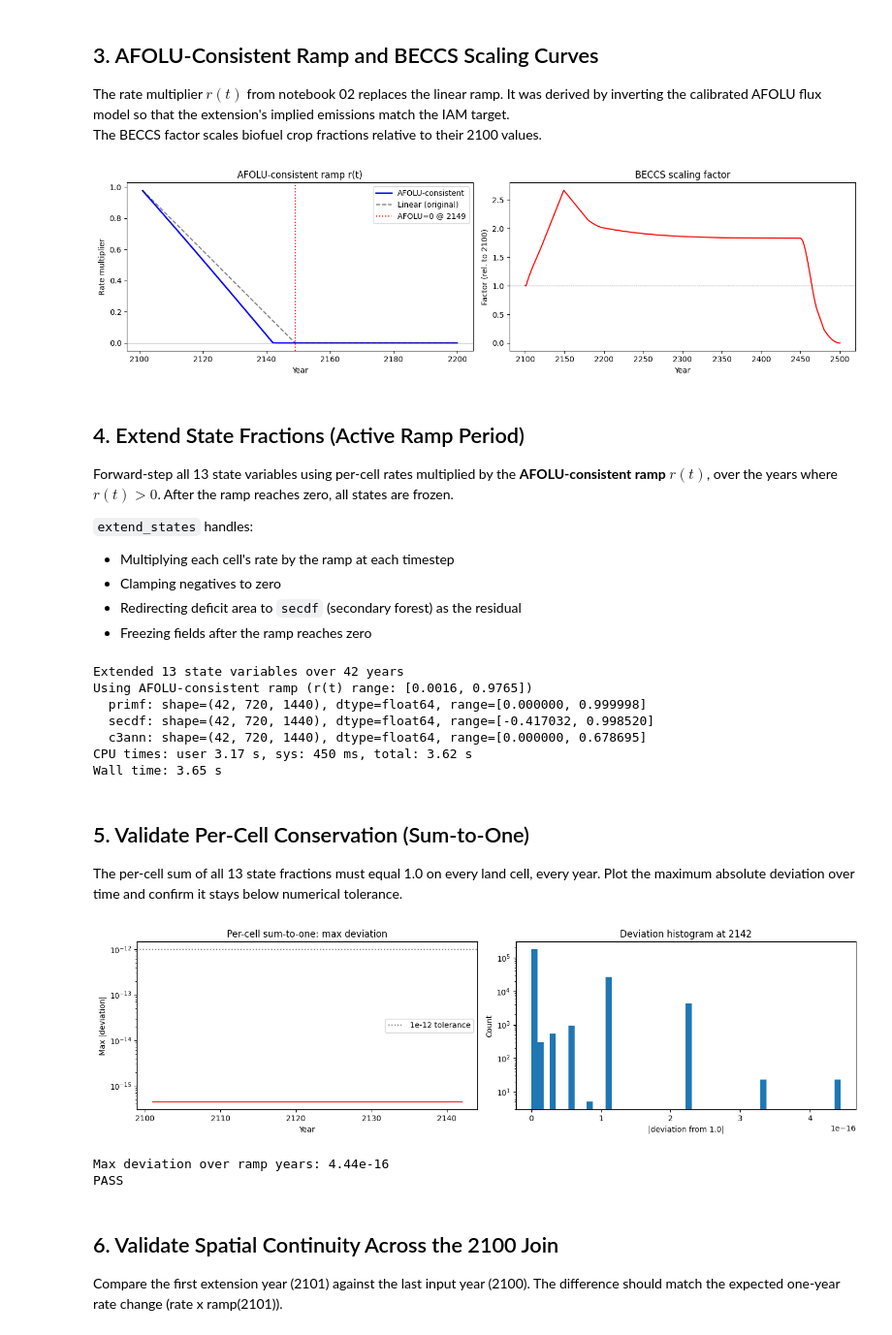
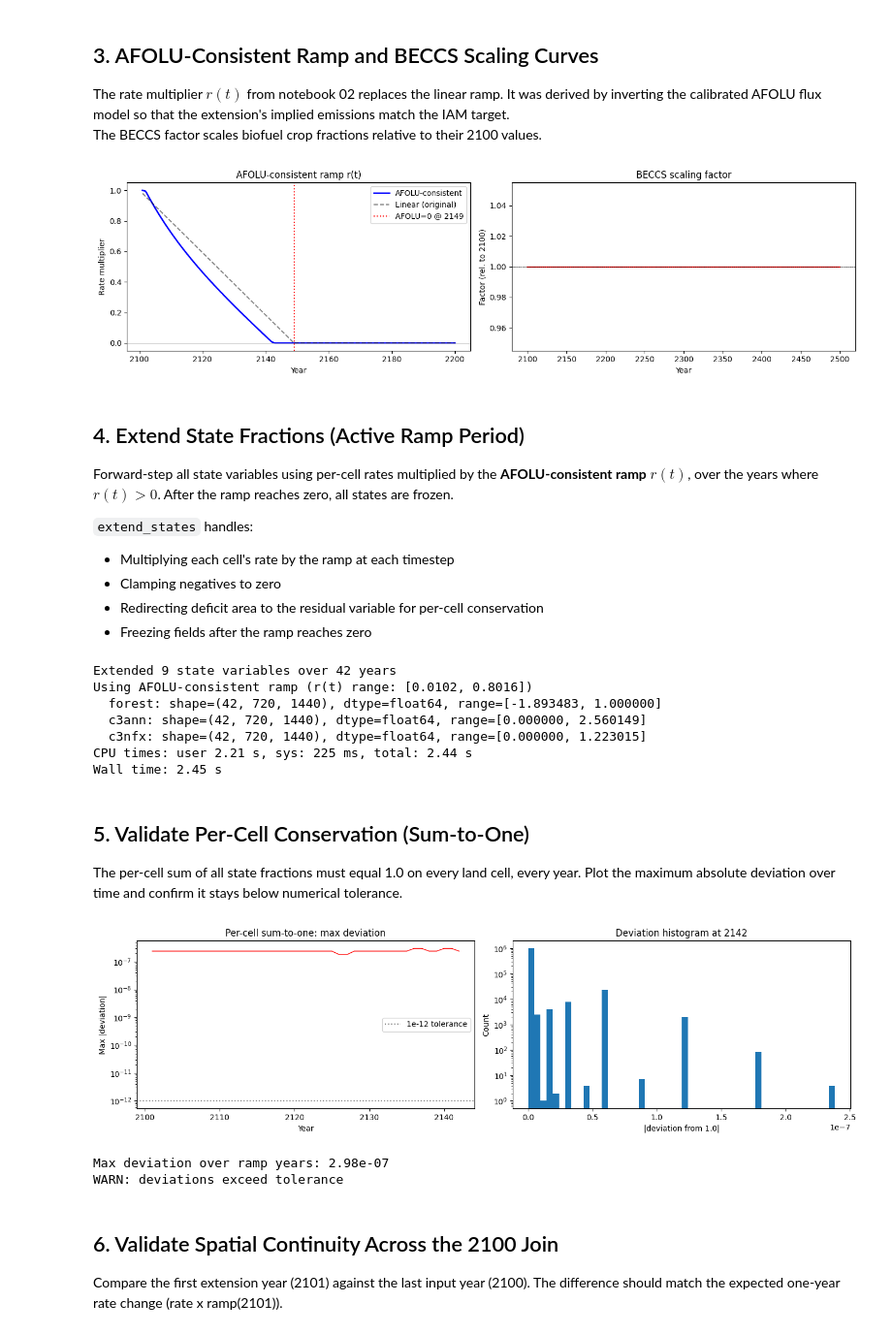
Before and after one commit to benmsanderson/extend-luh, a Jupyter notebook: notebooks/03_gridded_extension.ipynb, the cells around one changed output. Shown at 97% size. Cells and saved outputs as stored; diff of their text form; code cells hidden in the pictures.

```diff
--- a/notebooks/03_gridded_extension.ipynb
+++ b/notebooks/03_gridded_extension.ipynb
@@ -61,20 +81,20 @@ Open the NetCDF inputs and extract the 2100 snapshot for all 13 state variables
 # %%
-ds_states = load_states()
-ds_mgmt   = load_management()
-ds_biof   = load_biof()
+ds_states = load_states(scen=sc)
+ds_mgmt   = load_management(scen=sc)
+ds_biof   = load_biof(scen=sc)
 
 lat = ds_states.lat.values
 lon = ds_states.lon.values
 
 # 2100 snapshots
-vals  = state_2100(ds_states)          # dict of 2-D arrays
-rates = rates_2100(ds_states)          # dict of 2-D arrays
+vals  = state_2100(ds_states, scen=sc)
+rates = rates_2100(ds_states, scen=sc)
 crpbiof_2100 = ds_biof['crpbiof'].isel(time=-1).values
 
-# Land mask (finite where secdf is defined)
-land_mask = np.isfinite(vals['secdf'])
+# Land mask (finite where residual_var is defined)
+land_mask = np.isfinite(vals[sc.residual_var])
 
 print(f"Grid: {len(lat)} x {len(lon)}  ({land_mask.sum():,} land cells)")
-print(f"State snapshot shape: {vals['primf'].shape}")
+print(f"State snapshot shape: {vals[sc.state_vars[0]].shape}")
 print(f"crpbiof_2100 range: [{np.nanmin(crpbiof_2100):.4f}, {np.nanmax(crpbiof_2100):.4f}]")
 # %% [output]
@@ -89,12 +109,12 @@ Compute the year-on-year difference from the last two input timesteps. Verify ra
 # Stability check: compare rates at t=-1 vs t=-5 (2100 vs 2096)
 print(f"{'Variable':10s} {'Rate(2100)':>14s} {'Rate(2096)':>14s} {'Diff':>12s}")
 print("-" * 54)
-for v in cfg.STATE_VARS:
+for v in sc.state_vars:
     r_last  = np.nansum(ds_states[v].isel(time=-1).values - ds_states[v].isel(time=-2).values)
     r_early = np.nansum(ds_states[v].isel(time=-5).values - ds_states[v].isel(time=-6).values)
     print(f"{v:10s} {r_last:14.4f} {r_early:14.4f} {r_last - r_early:12.2e}")
 
-print(f"\nUsing rates dict with {len(rates)} variables, each {rates['primf'].shape}")
+print(f"\nUsing rates dict with {len(rates)} variables, each {rates[sc.state_vars[0]].shape}")
 # %% [output]
 Variable       Rate(2100)     Rate(2096)         Diff
 ------------------------------------------------------
@@ -120,10 +136,10 @@ The rate multiplier $r(t)$ from notebook 02 replaces the linear ramp. It was der
 The BECCS factor scales biofuel crop fractions relative to their 2100 values.
 # %%
 df = load_csv()
-sc = filter_scenario(df)
+sc_data = filter_scenario(df, scen=sc)
 
 linear_ramp = afolu_ramp(EXT_YEARS)
-beccs = beccs_scaling_factors(sc)
+beccs = beccs_scaling_factors(sc_data)
 beccs_dict = beccs.to_dict()
 
 fig, axes = plt.subplots(1, 2, figsize=(14, 4))
@@ -146,84 +162,87 @@ ax.set_title('BECCS scaling factor')
 
 plt.tight_layout(); plt.show()
 # %% [output]
-[figure, old version]
+[figure, new version]
 # %% [markdown]
 ## 4. Extend State Fractions (Active Ramp Period)
 
-Forward-step all 13 state variables using per-cell rates multiplied by the **AFOLU-consistent ramp** $r(t)$, over the years where $r(t) > 0$. After the ramp reaches zero, all states are frozen.
+Forward-step all state variables using per-cell rates multiplied by the **AFOLU-consistent ramp** $r(t)$, over the years where $r(t) > 0$. After the ramp reaches zero, all states are frozen.
 
 `extend_states` handles:
 - Multiplying each cell's rate by the ramp at each timestep
 - Clamping negatives to zero
-- Redirecting deficit area to `secdf` (secondary forest) as the residual
+- Redirecting deficit area to the residual variable for per-cell conservation
 - Freezing fields after the ramp reaches zero
 # %%
 %%time
 # Compute states over active ramp period, using AFOLU-consistent ramp
-ext_states = extend_states(vals, rates, RAMP_YEARS, ramp=derived_ramp)
+ext_states = extend_states(vals, rates, RAMP_YEARS, ramp=derived_ramp,
+                           state_vars=sc.state_vars,
+                           residual_var=sc.residual_var)
 
 print(f"Extended {len(ext_states)} state variables over {len(RAMP_YEARS)} years")
 print(f"Using AFOLU-consistent ramp (r(t) range: [{derived_ramp.min():.4f}, {derived_ramp.max():.4f}])")
-for v in ['primf', 'secdf', 'c3ann']:
+check_vars = sc.state_vars[:3]  # show first 3 for any scenario
+for v in check_vars:
     arr = ext_states[v]
     print(f"  {v}: shape={arr.shape}, dtype={arr.dtype}, "
           f"range=[{np.nanmin(arr):.6f}, {np.nanmax(arr):.6f}]")
 # %% [output]
-Extended 13 state variables over 42 years
-Using AFOLU-consistent ramp (r(t) range: [0.0016, 0.9765])
-  primf: shape=(42, 720, 1440), dtype=float64, range=[0.000000, 0.999998]
-  secdf: shape=(42, 720, 1440), dtype=float64, range=[-0.417032, 0.998520]
-  c3ann: shape=(42, 720, 1440), dtype=float64, range=[0.000000, 0.678695]
-CPU times: user 3.17 s, sys: 450 ms, total: 3.62 s
-Wall time: 3.65 s
+Extended 9 state variables over 42 years
+Using AFOLU-consistent ramp (r(t) range: [0.0102, 0.8016])
+  forest: shape=(42, 720, 1440), dtype=float64, range=[-1.893483, 1.000000]
+  c3ann: shape=(42, 720, 1440), dtype=float64, range=[0.000000, 2.560149]
+  c3nfx: shape=(42, 720, 1440), dtype=float64, range=[0.000000, 1.223015]
+CPU times: user 2.21 s, sys: 225 ms, total: 2.44 s
+Wall time: 2.45 s
 # %% [markdown]
 ## 5. Validate Per-Cell Conservation (Sum-to-One)
 
-The per-cell sum of all 13 state fractions must equal 1.0 on every land cell, every year. Plot the maximum absolute deviation over time and confirm it stays below numerical tolerance.
+The per-cell sum of all state fractions must equal 1.0 on every land cell, every year. Plot the maximum absolute deviation over time and confirm it stays below numerical tolerance.
 # %%
 # Per-cell total at 2100 (reference)
-cell_total_2100 = np.zeros_like(vals['primf'])
-for v in cfg.STATE_VARS:
+cell_total_2100 = np.zeros_like(vals[sc.state_vars[0]])
+for v in sc.state_vars:
     cell_total_2100 += np.where(np.isfinite(vals[v]), vals[v], 0.0)
 
 # Check deviation at every ramp year
 max_dev = np.zeros(len(RAMP_YEARS))
 mean_dev = np.zeros(len(RAMP_YEARS))
 for ti in range(len(RAMP_YEARS)):
-    cell_sum = np.zeros_like(vals['primf'])
-    for v in cfg.STATE_VARS:
+    cell_sum = np.zeros_like(vals[sc.state_vars[0]])
+    for v in sc.state_vars:
         cell_sum += np.where(np.isfinite(ext_states[v][ti]), ext_states[v][ti], 0.0)
     dev = np.abs(cell_sum - cell_total_2100)
     dev_land = dev[land_mask]
     max_dev[ti] = np.max(dev_land)
     mean_dev[ti] = np.mean(dev_land)
 
 fig, axes = plt.subplots(1, 2, figsize=(14, 4))
 
 ax = axes[0]
 ax.semilogy(RAMP_YEARS, max_dev, 'r-', lw=1)
 ax.axhline(1e-12, color='gray', ls=':', label='1e-12 tolerance')
 ax.set_xlabel('Year'); ax.set_ylabel('Max |deviation|')
 ax.set_title('Per-cell sum-to-one: max deviation'); ax.legend()
 
 ax = axes[1]
 # Histogram of deviations at final ramp year
-cell_sum_sample = np.zeros_like(vals['primf'])
-for v in cfg.STATE_VARS:
+cell_sum_sample = np.zeros_like(vals[sc.state_vars[0]])
+for v in sc.state_vars:
     cell_sum_sample += np.where(np.isfinite(ext_states[v][-1]),
                                  ext_states[v][-1], 0.0)
 dev_sample = np.abs(cell_sum_sample - cell_total_2100)[land_mask]
 ax.hist(dev_sample, bins=50, log=True)
 ax.set_xlabel('|deviation from 1.0|'); ax.set_ylabel('Count')
 ax.set_title(f'Deviation histogram at {RAMP_YEARS[-1]}')
 
 plt.tight_layout(); plt.show()
 print(f"Max deviation over ramp years: {max_dev.max():.2e}")
 print(f"PASS" if max_dev.max() < 1e-10 else "WARN: deviations exceed tolerance")
 # %% [output]
-[figure, old version]
+[figure, new version]
-Max deviation over ramp years: 4.44e-16
-PASS
+Max deviation over ramp years: 2.98e-07
+WARN: deviations exceed tolerance
 # %% [markdown]
 ## 6. Validate Spatial Continuity Across the 2100 Join
 
```
Also changed, not shown: parts of 14 cells of this notebook, 10 other files.
